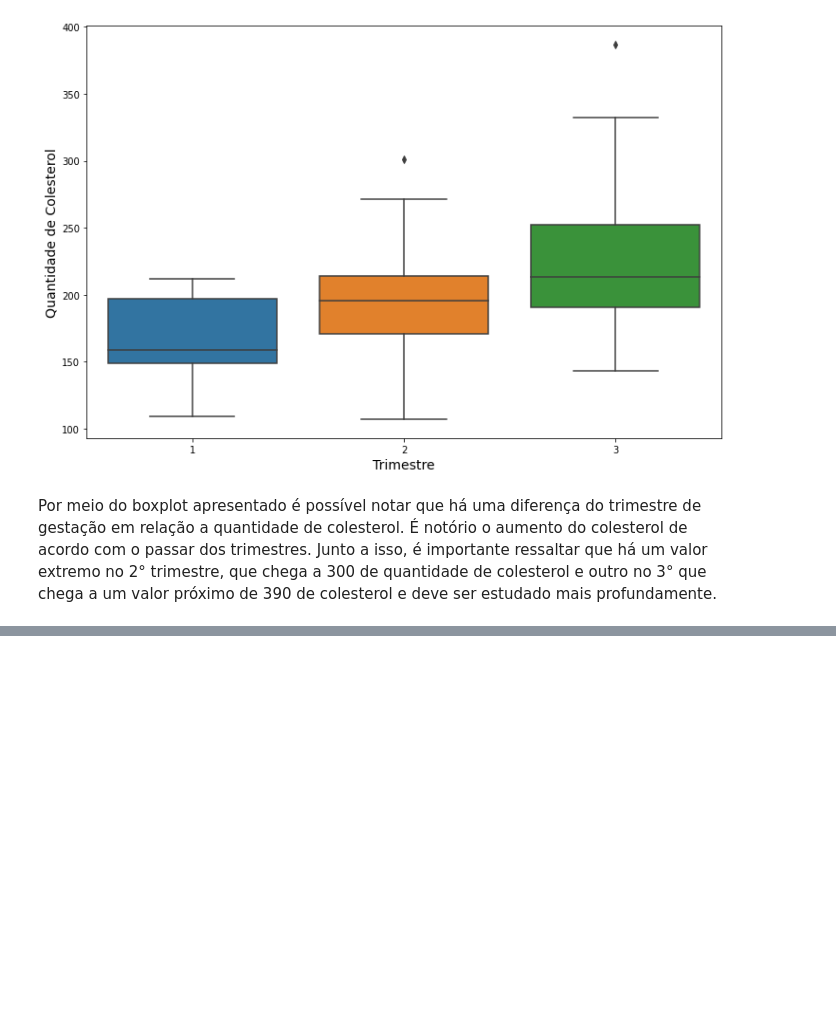
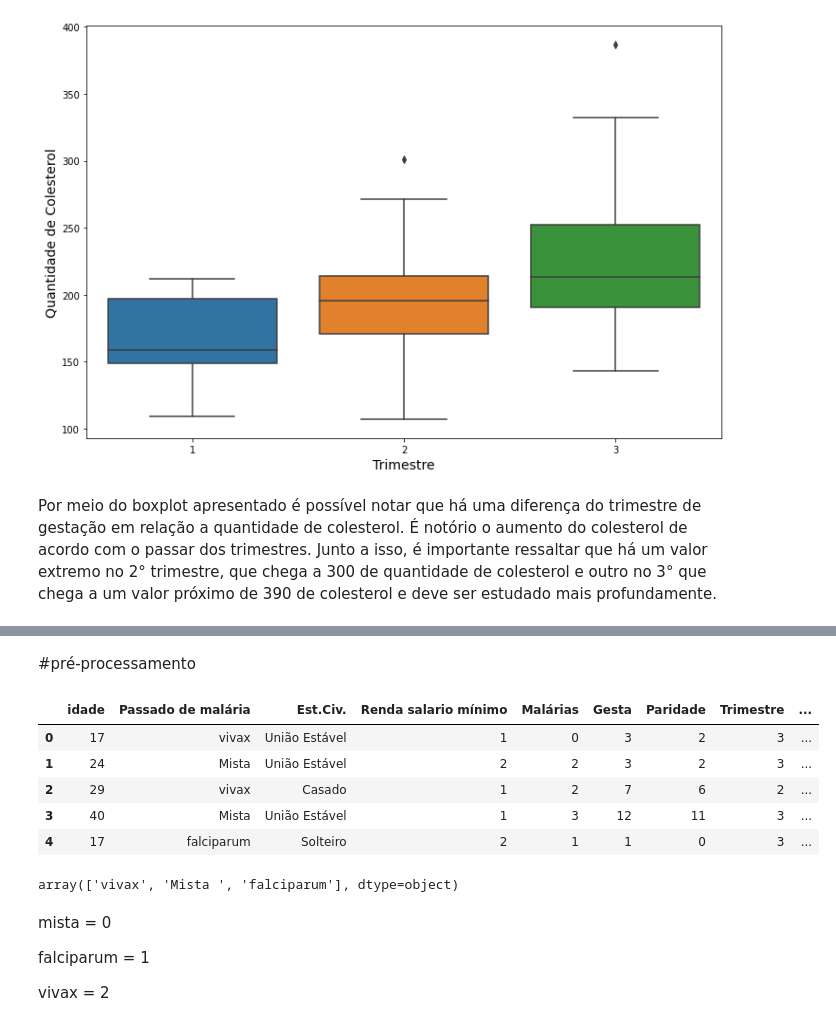
Before and after one commit to JulioHenri/cliente_marcos, a Jupyter notebook: cliente_marcos.ipynb, the cells around one changed output, grey strips where cells are left out. Drawn from its saved outputs; the diff is of its cells as text; code cells hidden in the pictures; blank space fills up the shorter version.

```diff
--- a/cliente_marcos.ipynb
+++ b/cliente_marcos.ipynb
@@ -298,0 +307,18 @@ Por meio do boxplot apresentado é possível notar que há uma diferença do tri
+# %% [markdown]
+#pré-processamento
+# %%
+df = df.drop('Pront+A1:Q146uario', axis=1) #excluindo id
+df = df.dropna()
+# %%
+df.head()
+# %% [output]
+|  | idade | Passado de malária | Est.Civ. | Renda salario mínimo | Malárias | Gesta | Paridade | Trimestre | ... |
+| 0 | 17 | vivax | União Estável | 1 | 0 | 3 | 2 | 3 | ... |
+| 1 | 24 | Mista | União Estável | 2 | 2 | 3 | 2 | 3 | ... |
+| 2 | 29 | vivax | Casado | 1 | 2 | 7 | 6 | 2 | ... |
+| 3 | 40 | Mista | União Estável | 1 | 3 | 12 | 11 | 3 | ... |
+| 4 | 17 | falciparum | Solteiro | 2 | 1 | 1 | 0 | 3 | ... |
+# %%
+df['Passado de malária'].unique()
+# %% [output]
+array(['vivax', 'Mista ', 'falciparum'], dtype=object)
@@ -298,0 +332,6 @@ Por meio do boxplot apresentado é possível notar que há uma diferença do tri
+# %% [markdown]
+mista = 0
+
+falciparum = 1
+
+vivax = 2
```
Also changed, not shown: parts of 12 cells of this notebook.
